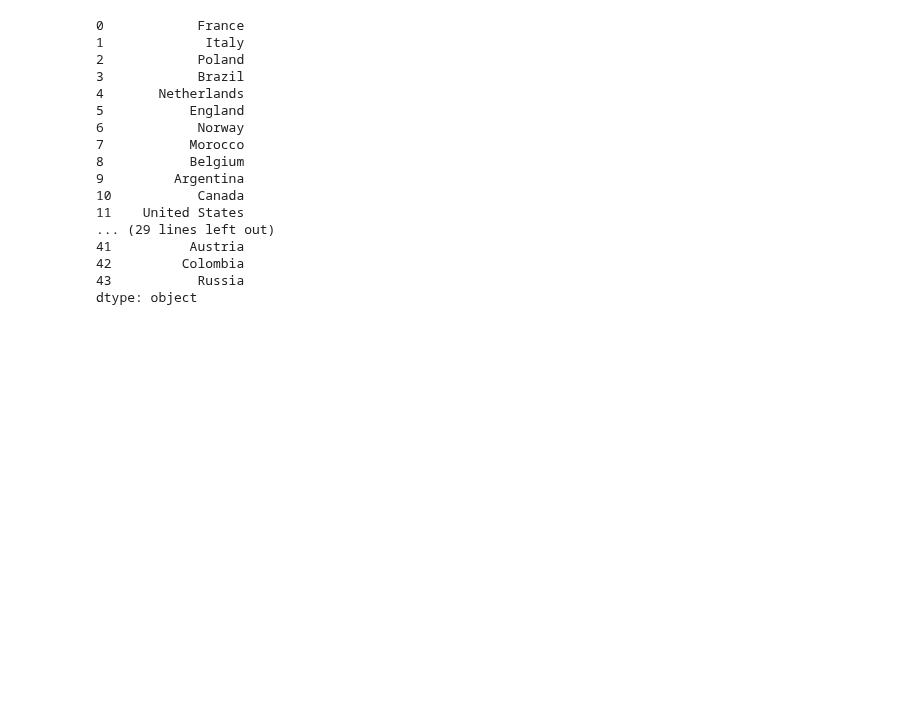
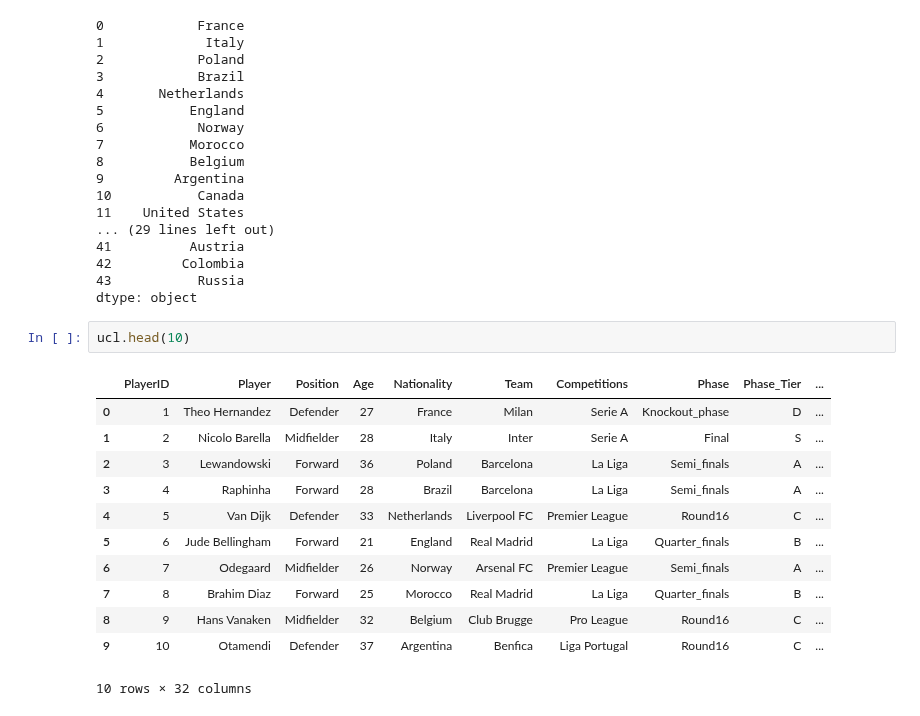
Before and after one commit to ArberKuqi/PythonDataScience_Project, a Jupyter notebook: ChampionsData_Testing/04-testing_av.ipynb, the cells around one changed output. Cells and saved outputs as stored; diff of their text form; blank space fills up the shorter version.

```diff
--- a/ChampionsData_Testing/04-testing_av.ipynb
+++ b/ChampionsData_Testing/04-testing_av.ipynb
@@ -166,3 +166,18 @@ print(unique_teams_series)
 42         Colombia
 43           Russia
 dtype: object
+# %%
+ucl.head(10)
+# %% [output]
+|  | PlayerID | Player | Position | Age | Nationality | Team | Competitions | Phase | Phase_Tier | ... |
+| 0 | 1 | Theo Hernandez | Defender | 27 | France | Milan | Serie A | Knockout_phase | D | ... |
+| 1 | 2 | Nicolo Barella | Midfielder | 28 | Italy | Inter | Serie A | Final | S | ... |
+| 2 | 3 | Lewandowski | Forward | 36 | Poland | Barcelona | La Liga | Semi_finals | A | ... |
+| 3 | 4 | Raphinha | Forward | 28 | Brazil | Barcelona | La Liga | Semi_finals | A | ... |
+| 4 | 5 | Van Dijk | Defender | 33 | Netherlands | Liverpool FC | Premier League | Round16 | C | ... |
+| 5 | 6 | Jude Bellingham | Forward | 21 | England | Real Madrid | La Liga | Quarter_finals | B | ... |
+| 6 | 7 | Odegaard | Midfielder | 26 | Norway | Arsenal FC | Premier League | Semi_finals | A | ... |
+| 7 | 8 | Brahim Diaz | Forward | 25 | Morocco | Real Madrid | La Liga | Quarter_finals | B | ... |
+| 8 | 9 | Hans Vanaken | Midfielder | 32 | Belgium | Club Brugge | Pro League | Round16 | C | ... |
+| 9 | 10 | Otamendi | Defender | 37 | Argentina | Benfica | Liga Portugal | Round16 | C | ... |
+10 rows × 32 columns
```
Also changed, not shown: parts of 2 cells of this notebook.
